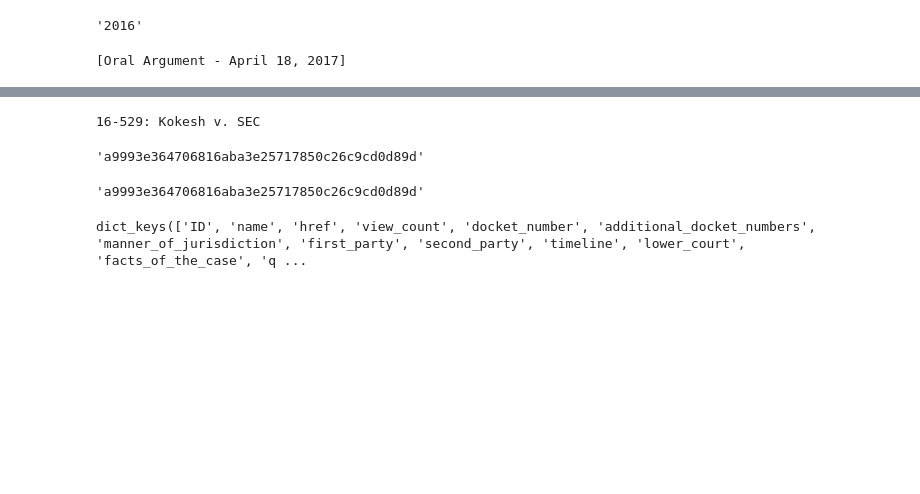
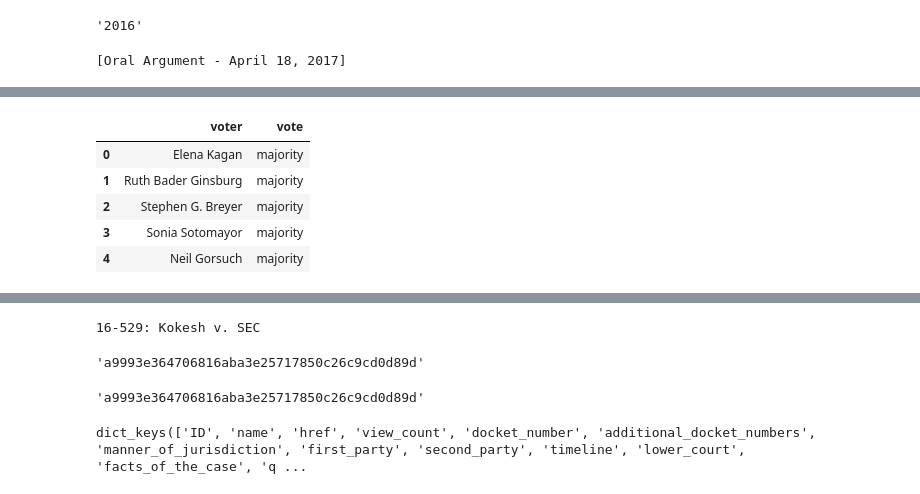
Before and after one commit to stillmatic/supremes, a Jupyter notebook: supremes/exploration.ipynb, the cells around one changed output, grey strips where cells are left out. Cells and saved outputs as stored; diff of their text form; code cells hidden in the pictures; blank space fills up the shorter version.

```diff
--- a/supremes/exploration.ipynb
+++ b/supremes/exploration.ipynb
@@ -103,0 +156,9 @@ os.curdir
+# %%
+vote_df.head()
+# %% [output]
+|  | voter | vote |
+| 0 | Elena Kagan | majority |
+| 1 | Ruth Bader Ginsburg | majority |
+| 2 | Stephen G. Breyer | majority |
+| 3 | Sonia Sotomayor | majority |
+| 4 | Neil Gorsuch | majority |
```
Also changed, not shown: parts of 15 cells of this notebook, 3 other files.
